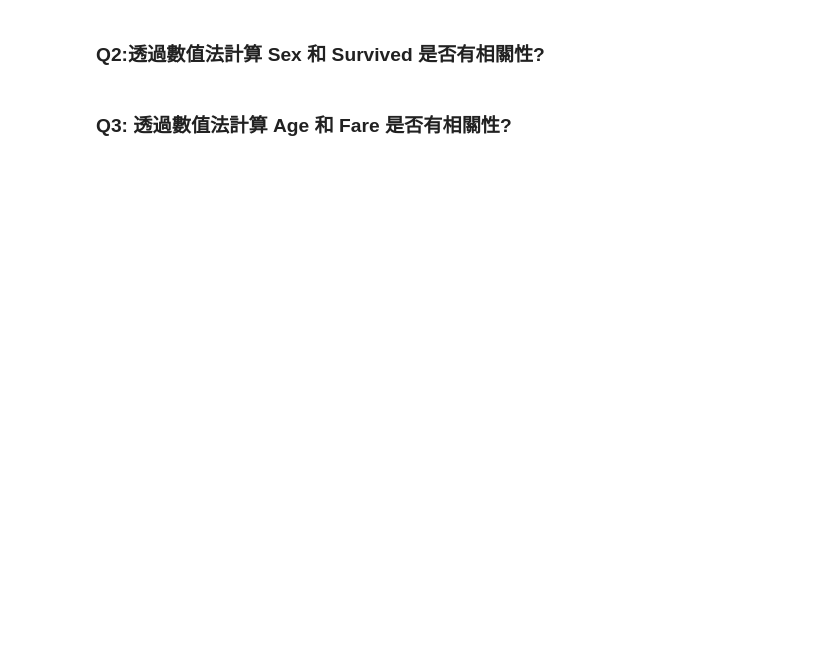
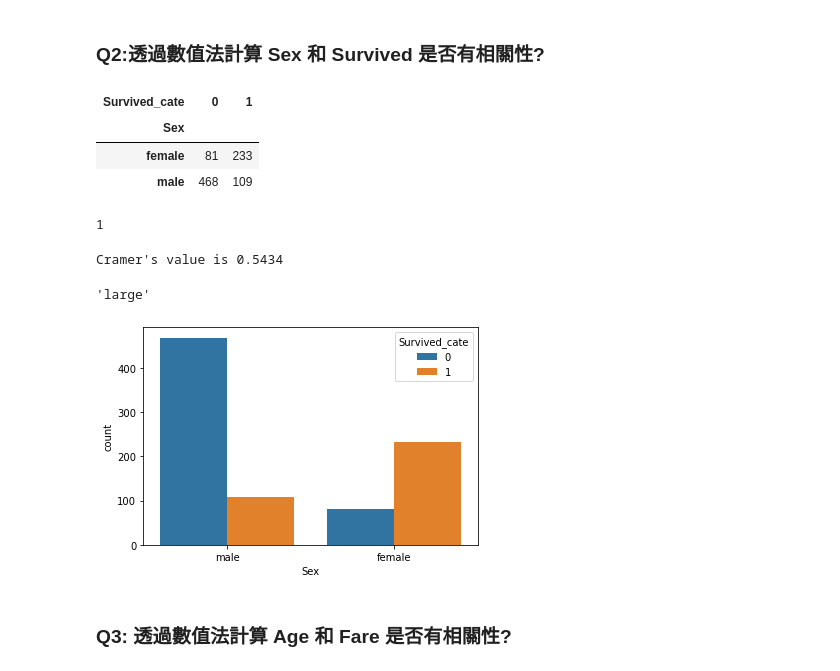
Before and after one commit to Milagros-cucu/ML100Days, a Jupyter notebook: Homework/D38 EDA 作業.ipynb, the cells around one changed output. Saved outputs shown, nothing was run; the diff lists cells and outputs as text; code cells hidden in the pictures; blank space fills up the shorter version.

```diff
--- a/Homework/D38 EDA 作業.ipynb
+++ b/Homework/D38 EDA 作業.ipynb
@@ -135,4 +110,46 @@ ValueError: array must not contain infs or NaNs
 # %% [markdown]
 ### Q2:透過數值法計算  Sex 和 Survived  是否有相關性?
+# %%
+import researchpy
+contTable = pd.crosstab(df_train['Sex'], df_train['Survived_cate'])
+contTable
+# %% [output]
+| Survived_cate | 0 | 1 |
+| Sex |  |  |
+| female | 81 | 233 |
+| male | 468 | 109 |
+# %%
+df = min(contTable.shape[0], contTable.shape[1]) - 1
+df
+# %% [output]
+1
+# %%
+crosstab, res = researchpy.crosstab(df_train['Sex'], df_train['Survived_cate'], test='chi-square')
+#print(res)
+print("Cramer's value is",res.loc[2,'results'])
+# %% [output]
+Cramer's value is 0.5434
+# %%
+## 寫一個副程式判斷相關性的強度
+def judgment_CramerV(df,V):
+    if df == 1:
+        if V < 0.10:
+            qual = 'negligible'
+        elif V < 0.30:
+            qual = 'small'
+        elif V < 0.50:
+            qual = 'medium'
+        else:
+            qual = 'large'
+
+    return(qual)
+
+judgment_CramerV(df,res.loc[2,'results'])
+# %% [output]
+'large'
+# %%
+g= sns.countplot(x="Sex", hue="Survived_cate", data=df_train)
+# %% [output]
+[figure, added]
 # %% [markdown]
 ### Q3: 透過數值法計算  Age 和  Fare 是否有相關性?
```
Also changed, not shown: parts of 15 cells of this notebook.
